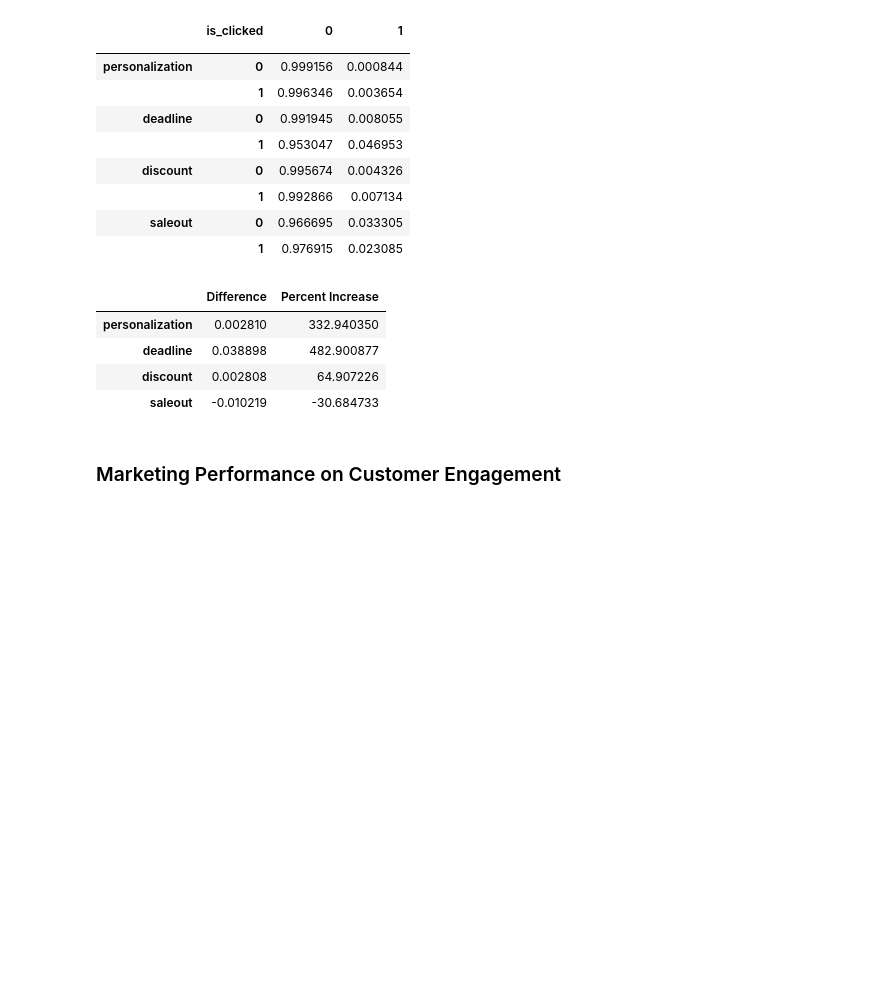
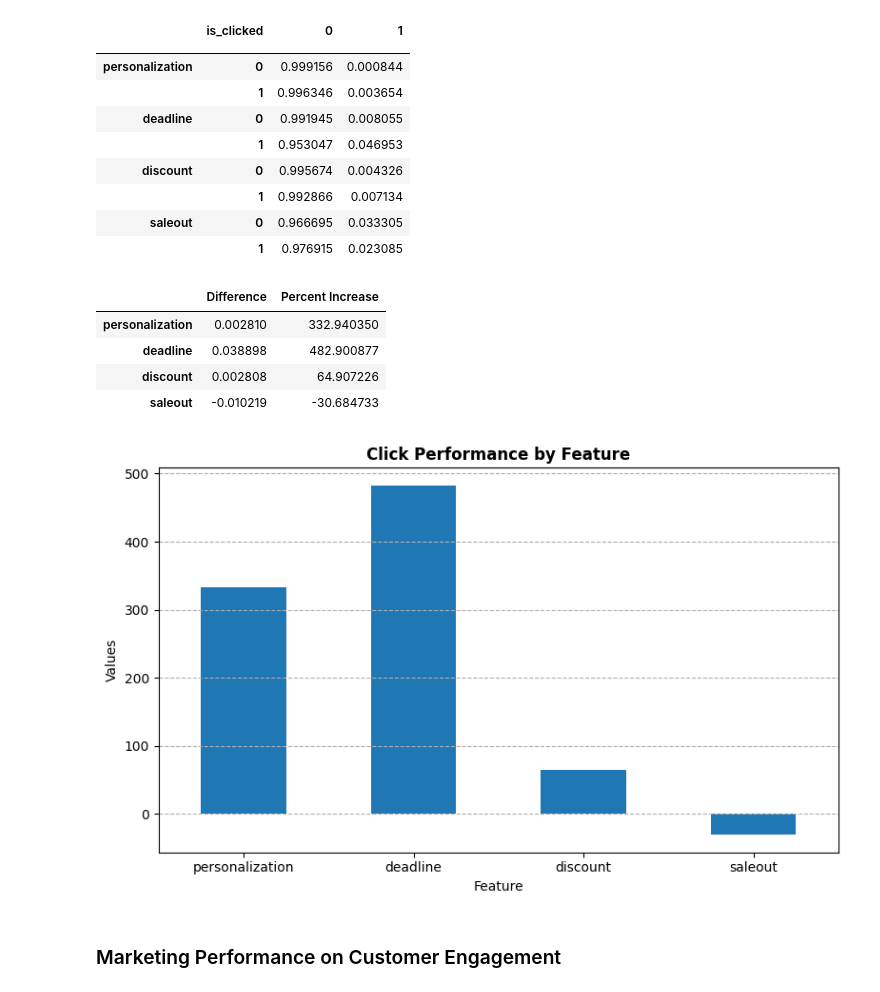
Before and after one commit to miguelsadorra14/DataWrangling, a Jupyter notebook: project.ipynb, the cells around one changed output. Drawn from its saved outputs; the diff is of its cells as text; code cells hidden in the pictures; blank space fills up the shorter version.

```diff
--- a/project.ipynb
+++ b/project.ipynb
@@ -415,20 +415,31 @@ display(final_result.div(final_result.sum(1),axis=0))
 # %%
 def getdiff(diff_df, feature):
     return diff_df[1][(feature, 1)] - diff_df[1][(feature, 0)]
 def get_percent(diff_df, feature):
     diff_1 = diff_df[1][(feature, 1)] - diff_df[1][(feature, 0)]
     return (diff_1 / diff_df[1][(feature, 0)]) * 100
 list_index = ['personalization', 'deadline', 'discount', 'saleout']
 
-sales_performance = pd.DataFrame({'Difference': [getdiff(diff, i) for i in list_index], 'Percent Increase': [get_percent(diff, i) for i in list_index]}, index = list_index)
+click_performance = pd.DataFrame({'Difference': [getdiff(diff, i) for i in list_index], 'Percent Increase': [get_percent(diff, i) for i in list_index]}, index = list_index)
 
-display(sales_performance)
+display(click_performance)
+
+
+click_performance['Percent Increase'].plot(kind='bar', figsize=(8, 5))
+plt.title('Click Performance by Feature', weight='bold')
+plt.xlabel('Feature')
+plt.ylabel('Values')
+plt.xticks(rotation=0)
+plt.grid(axis='y', linestyle='--')
+plt.tight_layout()
+plt.show()
 # %% [output]
 |  | Difference | Percent Increase |
 | personalization | 0.002810 | 332.940350 |
 | deadline | 0.038898 | 482.900877 |
 | discount | 0.002808 | 64.907226 |
 | saleout | -0.010219 | -30.684733 |
+[figure, added]
 # %% [markdown]
 ### Marketing Performance on Customer Engagement
 # %%
```
Also changed, not shown: parts of 3 cells of this notebook.
